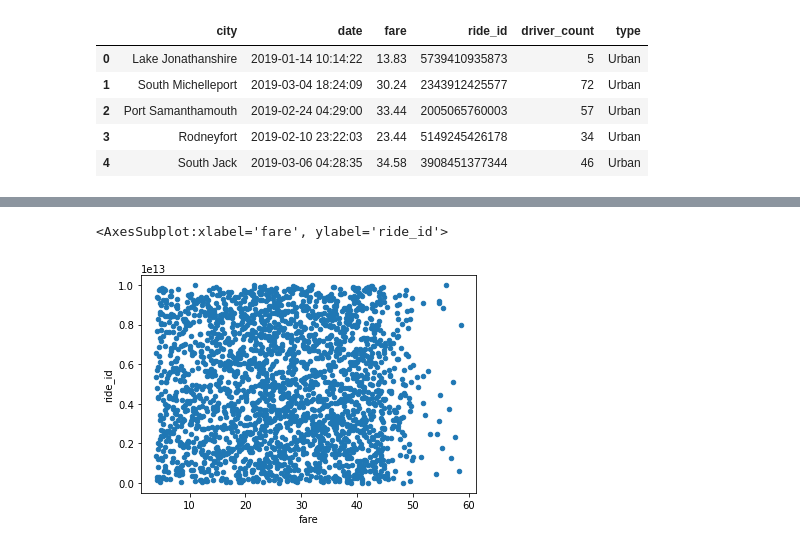
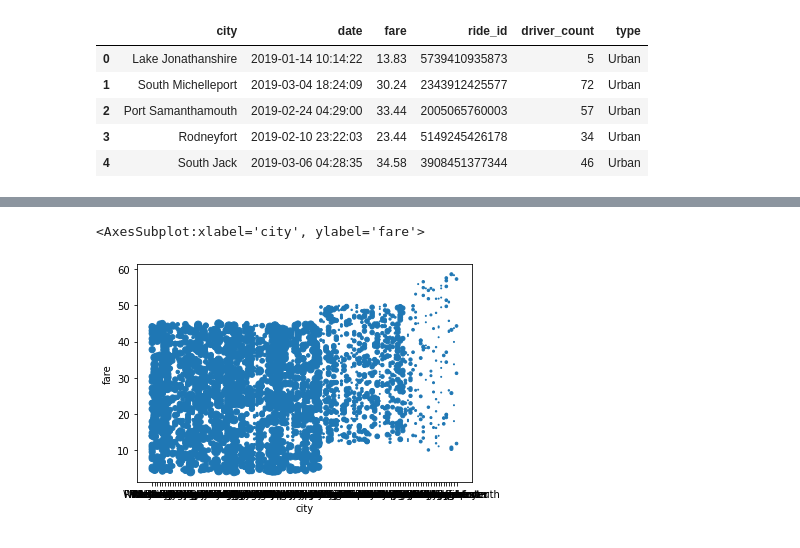
Before and after one commit to rajimuth/PyBer_Analysis, a Jupyter notebook: PyBer_Analysis.ipynb, the cells around one changed output, grey strips where cells are left out. Drawn from its saved outputs; the diff is of its cells as text; code cells hidden in the pictures.

Commit message:
PyBer Ride sharing scatter plot

```diff
--- a/PyBer_Analysis.ipynb
+++ b/PyBer_Analysis.ipynb
@@ -162,6 +367,6 @@ pyber_data_df.head()
 # %%
 # Create a bubble chart that showcases the average fare versus the total number of rides with bubble size based on the total number of drivers for each city type, including urban, suburban, and rural.
-city_ride_data_df.plot(kind = "scatter", x="fare", y= "ride_id",s="driver_count")
+city_ride_data_df.plot(kind = "scatter", x="city", y= "fare",s="driver_count")
 # %% [output]
-<AxesSubplot:xlabel='fare', ylabel='ride_id'>
+<AxesSubplot:xlabel='city', ylabel='fare'>
-[figure, old version]
+[figure, new version]
```
Also changed, not shown: parts of 15 cells of this notebook, 1 other file.
